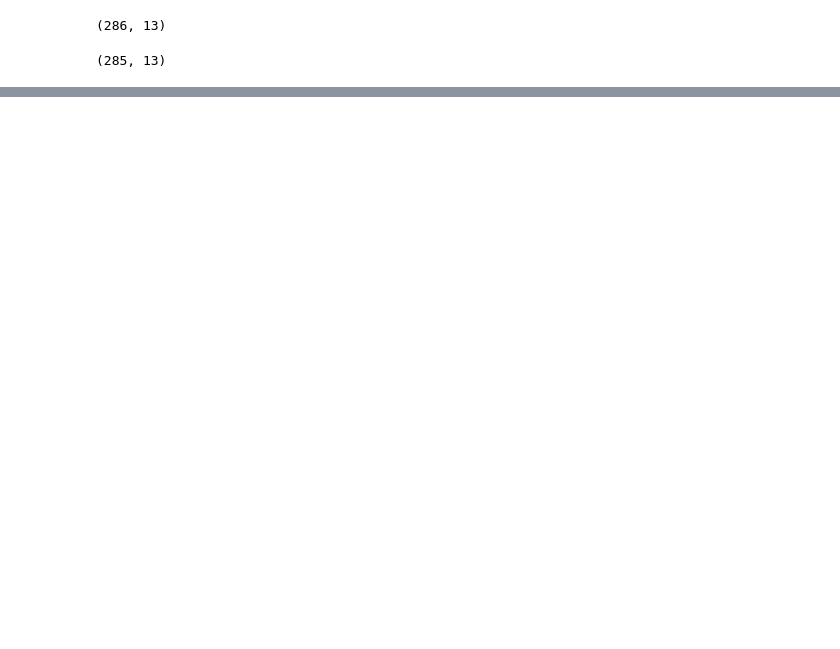
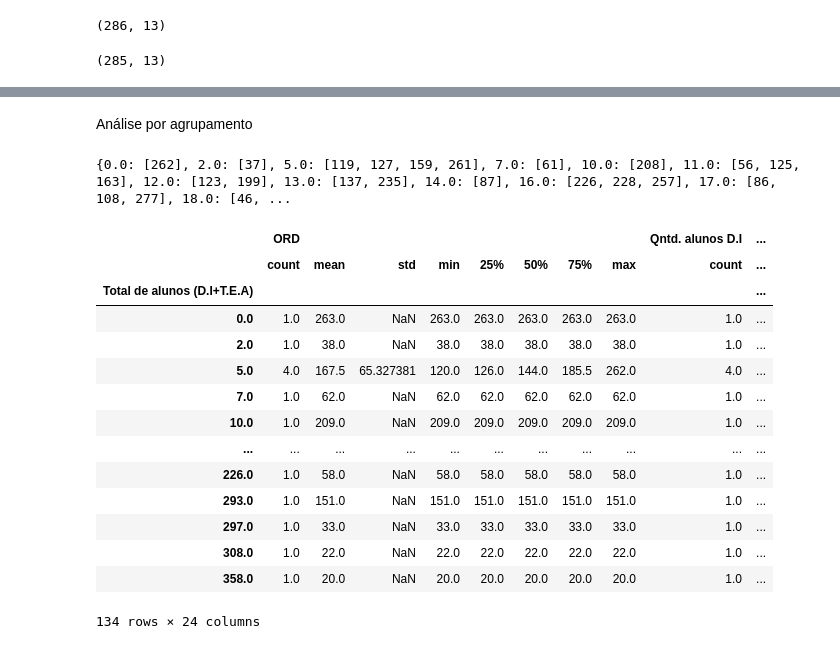
Before and after one commit to Lindgren-07/manipula-o_pd, a Jupyter notebook: dados.ipynb, the cells around one changed output, grey strips where cells are left out. Drawn from its saved outputs; the diff is of its cells as text; code cells hidden in the pictures; blank space fills up the shorter version.

```diff
--- a/dados.ipynb
+++ b/dados.ipynb
@@ -42,0 +52,28 @@ dados_filtrados.shape
+# %% [markdown]
+Análise por agrupamento
+# %%
+grupo = dados_filtrados.groupby('Total de alunos (D.I+T.E.A)')
+# %%
+grupo.groups
+# %% [output]
+{0.0: [262], 2.0: [37], 5.0: [119, 127, 159, 261], 7.0: [61], 10.0: [208], 11.0: [56, 125, 163], 12.0: [123, 199], 13.0: [137, 235], 14.0: [87], 16.0: [226, 228, 257], 17.0: [86, 108, 277], 18.0: [46, ...
+# %%
+grupo_estatistica = grupo.describe()
+# %%
+grupo_estatistica
+# %% [output]
+|  | ORD |  |  |  |  |  |  |  | Qntd. alunos D.I | ... |
+|  | count | mean | std | min | 25% | 50% | 75% | max | count | ... |
+| Total de alunos (D.I+T.E.A) |  |  |  |  |  |  |  |  |  | ... |
+| 0.0 | 1.0 | 263.0 | NaN | 263.0 | 263.0 | 263.0 | 263.0 | 263.0 | 1.0 | ... |
+| 2.0 | 1.0 | 38.0 | NaN | 38.0 | 38.0 | 38.0 | 38.0 | 38.0 | 1.0 | ... |
+| 5.0 | 4.0 | 167.5 | 65.327381 | 120.0 | 126.0 | 144.0 | 185.5 | 262.0 | 4.0 | ... |
+| 7.0 | 1.0 | 62.0 | NaN | 62.0 | 62.0 | 62.0 | 62.0 | 62.0 | 1.0 | ... |
+| 10.0 | 1.0 | 209.0 | NaN | 209.0 | 209.0 | 209.0 | 209.0 | 209.0 | 1.0 | ... |
+| ... | ... | ... | ... | ... | ... | ... | ... | ... | ... | ... |
+| 226.0 | 1.0 | 58.0 | NaN | 58.0 | 58.0 | 58.0 | 58.0 | 58.0 | 1.0 | ... |
+| 293.0 | 1.0 | 151.0 | NaN | 151.0 | 151.0 | 151.0 | 151.0 | 151.0 | 1.0 | ... |
+| 297.0 | 1.0 | 33.0 | NaN | 33.0 | 33.0 | 33.0 | 33.0 | 33.0 | 1.0 | ... |
+| 308.0 | 1.0 | 22.0 | NaN | 22.0 | 22.0 | 22.0 | 22.0 | 22.0 | 1.0 | ... |
+| 358.0 | 1.0 | 20.0 | NaN | 20.0 | 20.0 | 20.0 | 20.0 | 20.0 | 1.0 | ... |
+134 rows × 24 columns
```
Also changed, not shown: parts of 2 cells of this notebook.
